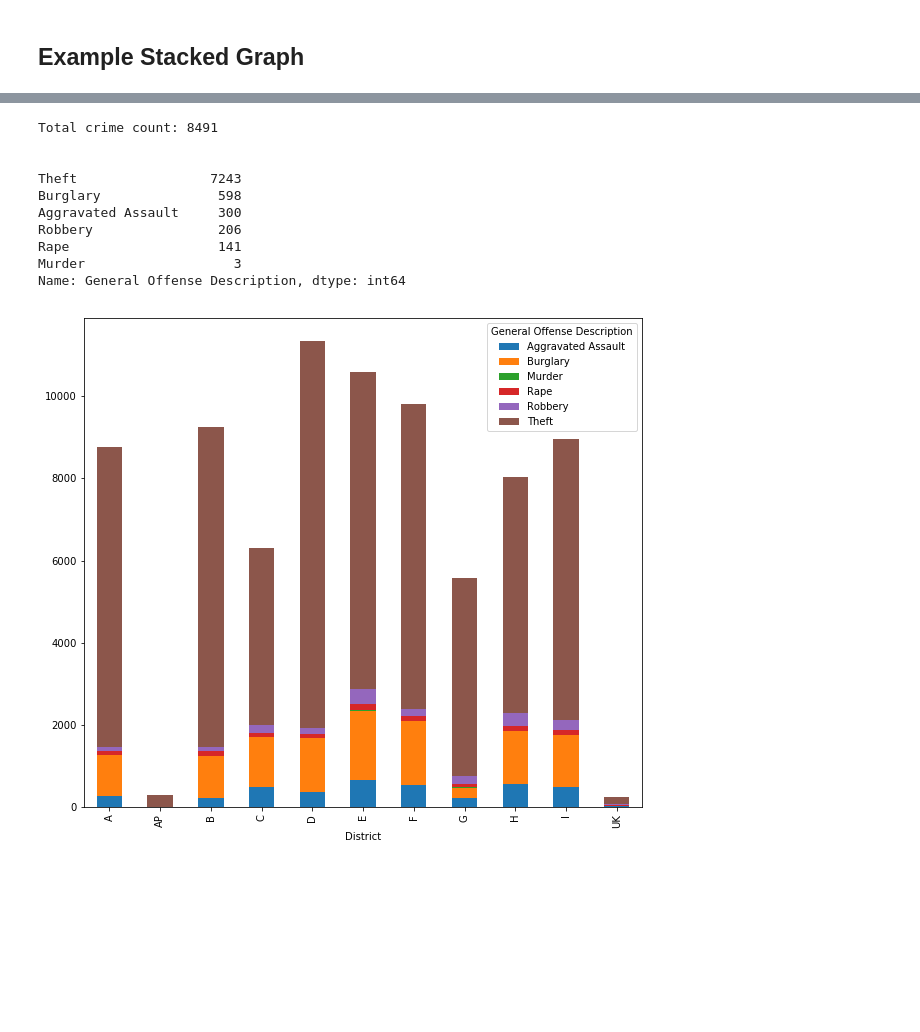
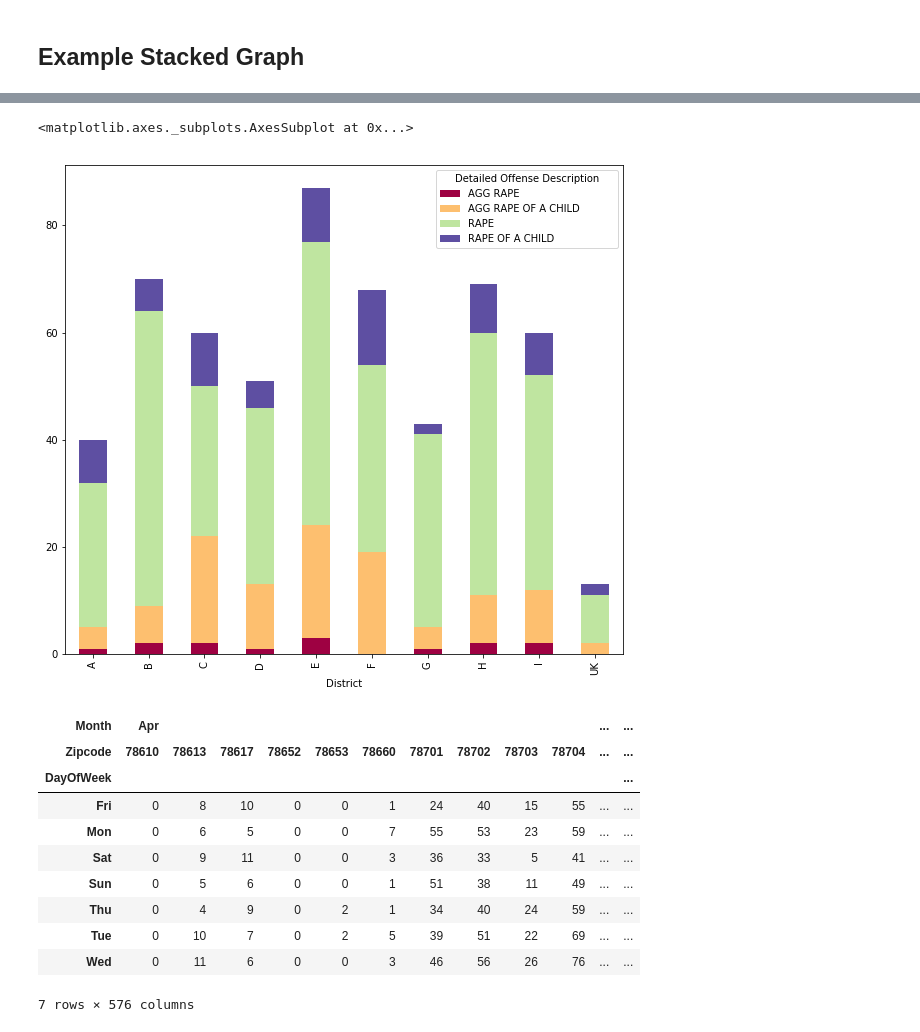
Before and after one commit to sxzhu/mis381_project, a Jupyter notebook: Exploratory_Template-Zhu.ipynb, the cells around one changed output, grey strips where cells are left out. Saved outputs shown, nothing was run; the diff lists cells and outputs as text; code cells hidden in the pictures; blank space fills up the shorter version.

```diff
--- a/Exploratory_Template-Zhu.ipynb
+++ b/Exploratory_Template-Zhu.ipynb
@@ -24,6 +27,8 @@ crime = crime.rename(index=str, columns={"Highest NIBRS/UCR Offense Description"
 
 crime = crime.drop('Location_1', axis=1)
 crime['Date'] = pd.DatetimeIndex(crime['Report Date'])
+crime['DayOfWeek'] = pd.DatetimeIndex(crime['Date']).weekday
+crime['DayOfWeek'] = crime['DayOfWeek'].apply(lambda x: calendar.day_abbr[x])
 crime['Month'] = pd.DatetimeIndex(crime['Date']).month
 crime['Month'] = crime['Month'].apply(lambda x: calendar.month_abbr[x])
 crime['Year'] = pd.DatetimeIndex(crime['Report Date']).year
@@ -80,3 +85,7 @@ Robbery                1809
 Rape                   1042
 Murder                   55
 Name: General Offense Description, dtype: int64
+# %%
+crime['Streetname'] = crime['Location'].str.rsplit('\n', -1).str[0].str.replace('^[/\s\d-]+/?\d*\s+', '').str.replace('^\d+[A-Z]\s+', '').str.replace('^BLOCK\s+', '').str.replace('\s[NSEW]B\s*$', '').str.replace('\sSVRD\s*$', '').str.replace('^\s*[NSEW]\s+', '').str.replace(' HALF ST', ' ST').str.rstrip()
+crime['PrimaryStreet'] = crime['Streetname'].str.rsplit(' / ', -1).str[0]
+crime['SecondaryStreet'] = crime['Streetname'].str.rsplit(' / ', -1).str[1]
@@ -133,27 +144,28 @@ Name: General Offense Description, dtype: int64
 # %%
 pylab.rcParams['figure.figsize'] = (10, 9)
 
-crime_district = crime.groupby(['District', 'General Offense Description'])['District'].count().unstack('General Offense Description').fillna(0)
-crime_district.plot(kind='bar', stacked=True)
+theft_mask = crime['General Offense Description']=='Rape'
+crime_specific = crime[theft_mask & mask_2014]
+crime_specific.head()
 
-
-# total crime count
-print "Total crime count:", crime_student['General Offense Description'].count()
-
-# crime split into offenses
-crime_student_vc = crime_student['General Offense Description'].value_counts()
-print "\n"
-print(crime_student_vc)
-#crime_student_vc.plot(kind='bar')
+crime_specific = crime_specific.groupby(['District', 'Detailed Offense Description'])['District'].count().unstack('Detailed Offense Description').fillna(0)
+crime_specific.plot(kind='bar', stacked=True, colormap='Spectral')
 # %% [output]
-Total crime count: 8491
-
-
-Theft                 7243
-Burglary               598
-Aggravated Assault     300
-Robbery                206
-Rape                   141
-Murder                   3
-Name: General Offense Description, dtype: int64
+<matplotlib.axes._subplots.AxesSubplot at 0x...>
-[figure, old version]
+[figure, new version]
+# %%
+df = crime
+result = pd.crosstab(df['DayOfWeek'], [df['Month'], df['Zipcode']], dropna=False)
+result
+# %% [output]
+| Month | Apr |  |  |  |  |  |  |  |  |  | ... | ... |
+| Zipcode | 78610 | 78613 | 78617 | 78652 | 78653 | 78660 | 78701 | 78702 | 78703 | 78704 | ... | ... |
+| DayOfWeek |  |  |  |  |  |  |  |  |  |  |  | ... |
+| Fri | 0 | 8 | 10 | 0 | 0 | 1 | 24 | 40 | 15 | 55 | ... | ... |
+| Mon | 0 | 6 | 5 | 0 | 0 | 7 | 55 | 53 | 23 | 59 | ... | ... |
+| Sat | 0 | 9 | 11 | 0 | 0 | 3 | 36 | 33 | 5 | 41 | ... | ... |
+| Sun | 0 | 5 | 6 | 0 | 0 | 1 | 51 | 38 | 11 | 49 | ... | ... |
+| Thu | 0 | 4 | 9 | 0 | 2 | 1 | 34 | 40 | 24 | 59 | ... | ... |
+| Tue | 0 | 10 | 7 | 0 | 2 | 5 | 39 | 51 | 22 | 69 | ... | ... |
+| Wed | 0 | 11 | 6 | 0 | 0 | 3 | 46 | 56 | 26 | 76 | ... | ... |
+7 rows × 576 columns
```
Also changed, not shown: parts of 9 cells of this notebook, 1 other file.
